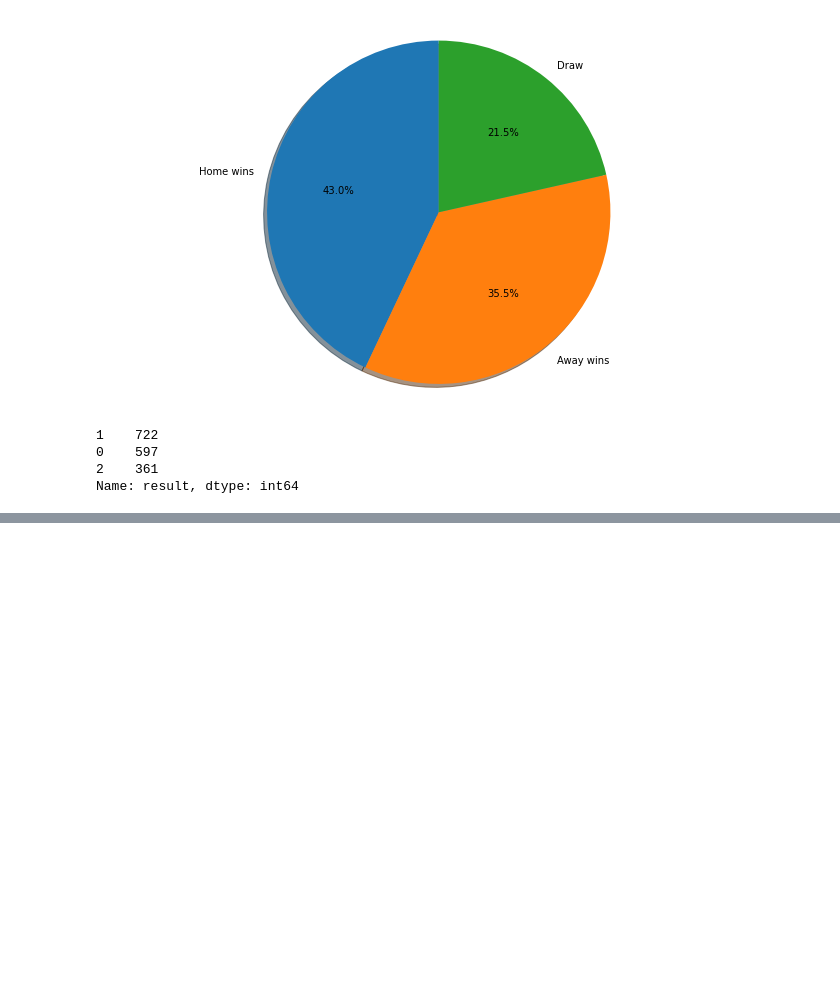
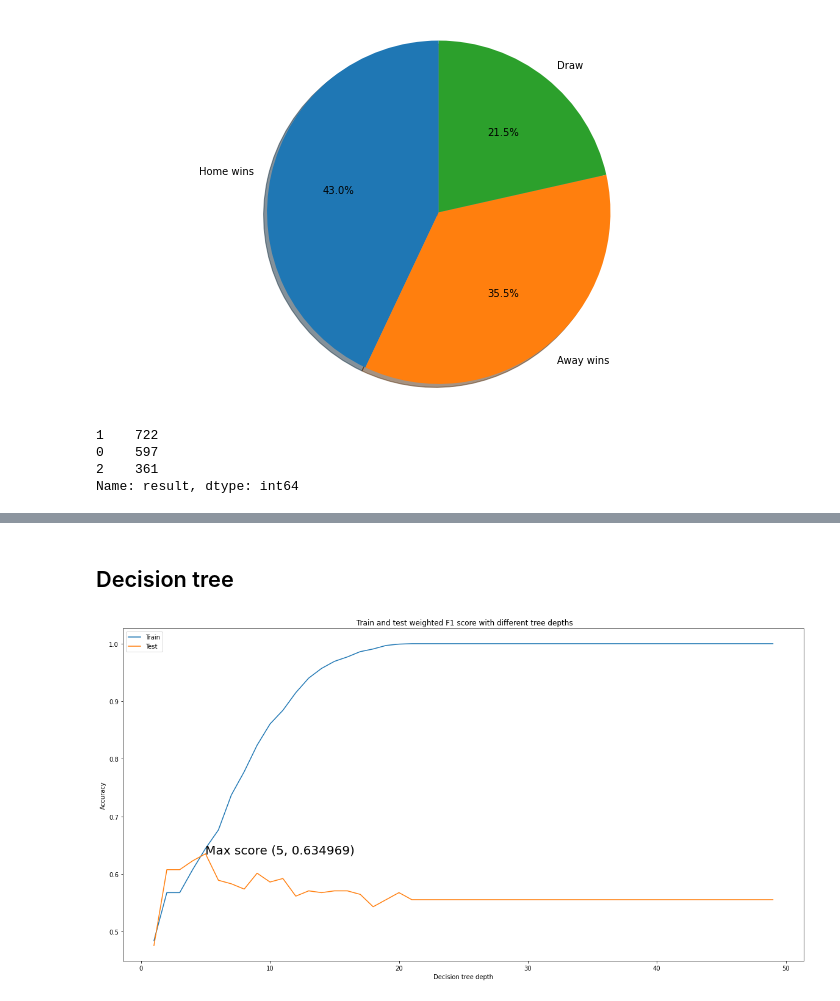
Before and after one commit to melfaiz/BotolaAspro, a Jupyter notebook: Forecasting_Botola.ipynb, the cells around one changed output, grey strips where cells are left out. Saved outputs shown, nothing was run; the diff lists cells and outputs as text; code cells hidden in the pictures; blank space fills up the shorter version.

```diff
--- a/Forecasting_Botola.ipynb
+++ b/Forecasting_Botola.ipynb
@@ -357,0 +360,73 @@ X.head()
+# %% [markdown]
+## Decision tree
+# %%
+
+from sklearn.model_selection import train_test_split
+from sklearn import preprocessing
+from sklearn.metrics import f1_score
+from sklearn import tree
+from sklearn.metrics import balanced_accuracy_score
+
+# Shuffle and split the dataset into training and testing set.
+
+X = X[ list(X.columns.unique()) ] #making sure there is no duplicates
+
+seed = 56
+
+X_train, X_test, y_train, y_test = train_test_split(X, y,
+                                                    test_size = 0.2,
+                                                    random_state = seed,
+                                                    stratify = y)
+# %%
+
+D_test = dict()
+D_train = dict()
+
+
+max_depth = 50
+
+for depth in range(1,max_depth):
+
+    clf = tree.DecisionTreeClassifier(max_depth= depth,random_state=seed)
+
+    clf.fit(X_train, y_train)
+
+    y_pred = clf.predict(X_test)
+
+    # score_train = f1_score(y_train,clf.predict(X_train),  average='weighted')
+    # score_test = f1_score( y_test,y_pred, average='weighted')
+
+    # score_train = balanced_accuracy_score(y_train,clf.predict(X_train))
+    # score_test = balanced_accuracy_score(y_test,y_pred)
+
+    score_train = sum(clf.predict(X_train) == y_train) / len(y_train)
+    score_test = sum(y_pred == y_test) / len(y_test)
+
+
+    D_test[depth] = score_test
+    D_train[depth] = score_train
+
+plt.subplots(figsize=(20, 10))
+
+plt.plot( list(D_train.keys()), list(D_train.values()),label = "Train")
+
+plt.plot( list(D_test.keys()), list(D_test.values()),label = "Test")
+
+
+
+plt.xlabel('Decision tree depth')
+plt.ylabel('Accuracy')
+# Set a title of the current axes.
+plt.title(' Train and test weighted F1 score with different tree depths')
+# show a legend on the plot
+plt.legend()
+
+best_depth = max(D_test, key=D_test.get)
+best_score = D_test[best_depth]
+
+
+plt.text(best_depth,best_score, 'Max score ({}, {:.6f})'.format(best_depth,best_score),fontsize=20)
+
+plt.show()
+# %% [output]
+[figure, added]
```
Also changed, not shown: parts of 28 cells of this notebook.
